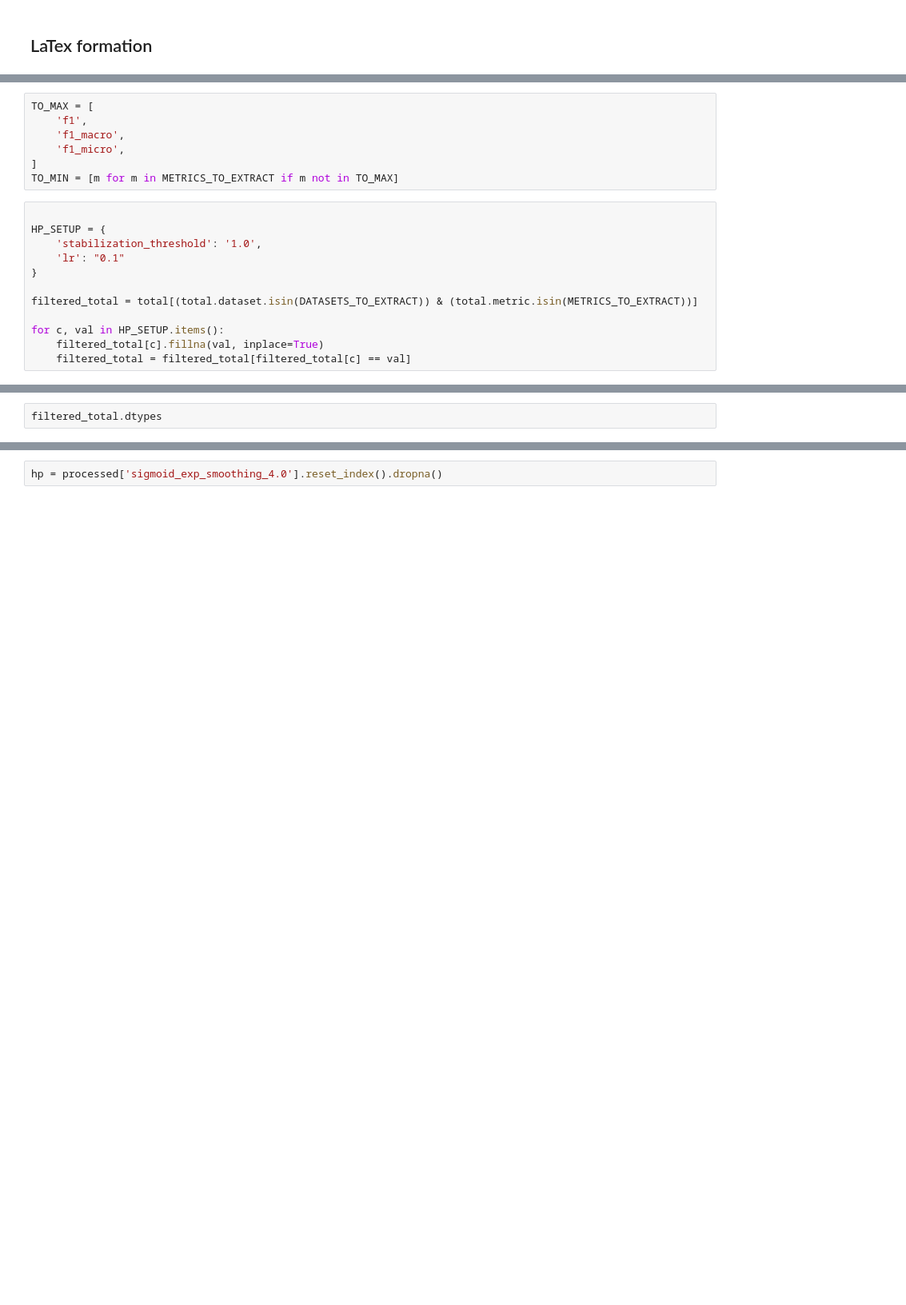
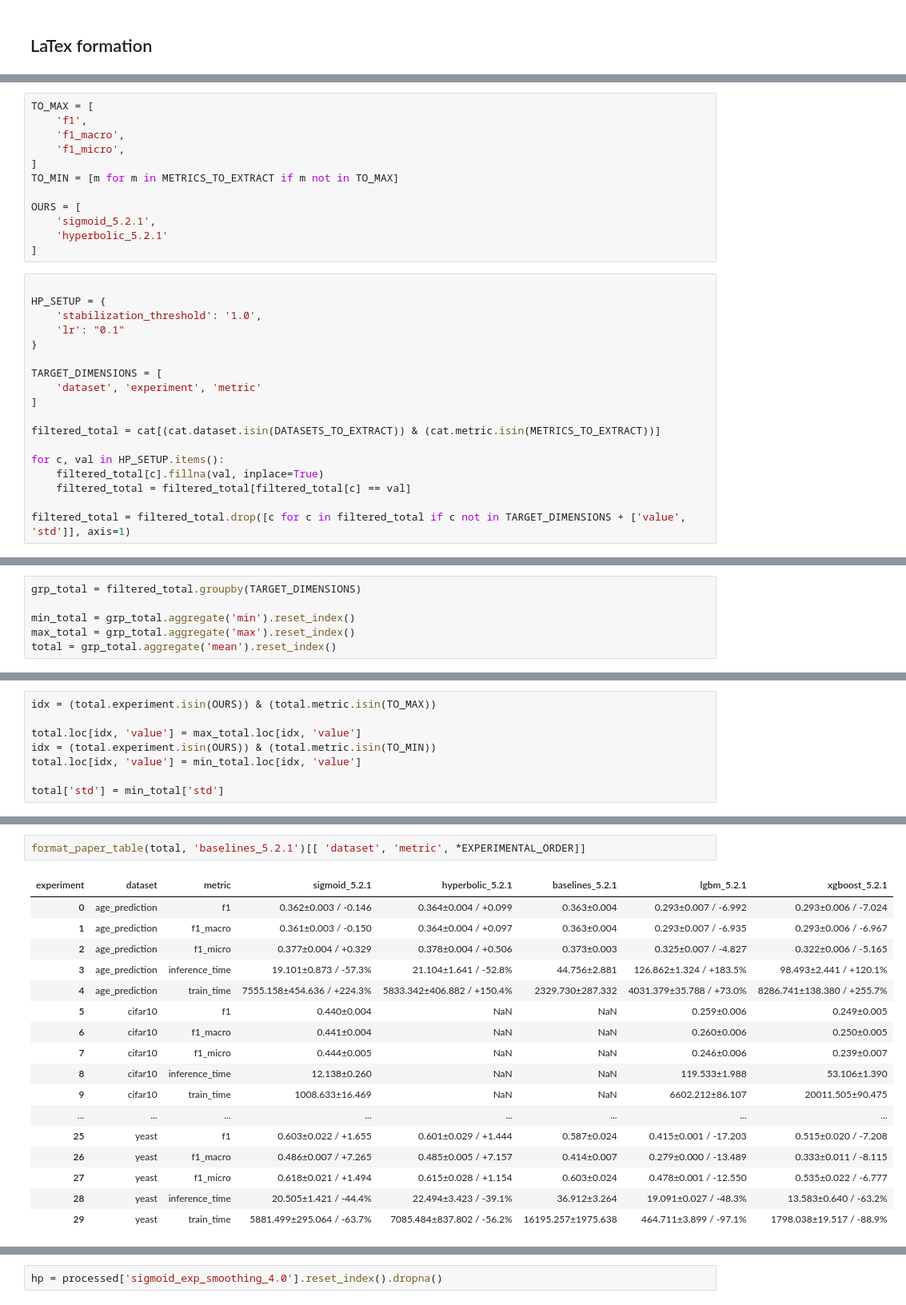
Before and after one commit to leostre/Py-Boost, a Jupyter notebook: experiments/comparative_analytics.ipynb, the cells around one changed output, grey strips where cells are left out. Shown at 80% size. Drawn from its saved outputs; the diff is of its cells as text; blank space fills up the shorter version.

```diff
--- a/experiments/comparative_analytics.ipynb
+++ b/experiments/comparative_analytics.ipynb
@@ -1965,6 +3598,11 @@ TO_MAX = [
     'f1_micro',
 ]
 TO_MIN = [m for m in METRICS_TO_EXTRACT if m not in TO_MAX]
+
+OURS = [
+    'sigmoid_5.2.1',
+    'hyperbolic_5.2.1'
+]
 # %%
 
 HP_SETUP = {
@@ -1972,8 +3610,14 @@ HP_SETUP = {
     'lr': "0.1"
 }
 
-filtered_total = total[(total.dataset.isin(DATASETS_TO_EXTRACT)) & (total.metric.isin(METRICS_TO_EXTRACT))]
+TARGET_DIMENSIONS = [
+    'dataset', 'experiment', 'metric'
+]
+
+filtered_total = cat[(cat.dataset.isin(DATASETS_TO_EXTRACT)) & (cat.metric.isin(METRICS_TO_EXTRACT))]
 
 for c, val in HP_SETUP.items():
     filtered_total[c].fillna(val, inplace=True)
     filtered_total = filtered_total[filtered_total[c] == val]
+
+filtered_total = filtered_total.drop([c for c in filtered_total if c not in TARGET_DIMENSIONS + ['value', 'std']], axis=1)
@@ -1984,2 +3624,6 @@ TARGET_DIMENSTIONS = [
 # %%
-filtered_total.dtypes
+grp_total = filtered_total.groupby(TARGET_DIMENSIONS)
+
+min_total = grp_total.aggregate('min').reset_index()
+max_total = grp_total.aggregate('max').reset_index()
+total = grp_total.aggregate('mean').reset_index()
@@ -2014,0 +3630,8 @@ filtered_total
+# %%
+idx = (total.experiment.isin(OURS)) & (total.metric.isin(TO_MAX))
+
+total.loc[idx, 'value'] = max_total.loc[idx, 'value']
+idx = (total.experiment.isin(OURS)) & (total.metric.isin(TO_MIN))
+total.loc[idx, 'value'] = min_total.loc[idx, 'value']
+
+total['std'] = min_total['std']
@@ -2014,0 +3784,20 @@ filtered_total
+# %%
+format_paper_table(total, 'baselines_5.2.1')[[ 'dataset', 'metric', *EXPERIMENTAL_ORDER]]
+# %% [output]
+| experiment | dataset | metric | sigmoid_5.2.1 | hyperbolic_5.2.1 | baselines_5.2.1 | lgbm_5.2.1 | xgboost_5.2.1 |
+| 0 | age_prediction | f1 | 0.362±0.003 / -0.146 | 0.364±0.004 / +0.099 | 0.363±0.004 | 0.293±0.007 / -6.992 | 0.293±0.006 / -7.024 |
+| 1 | age_prediction | f1_macro | 0.361±0.003 / -0.150 | 0.364±0.004 / +0.097 | 0.363±0.004 | 0.293±0.007 / -6.935 | 0.293±0.006 / -6.967 |
+| 2 | age_prediction | f1_micro | 0.377±0.004 / +0.329 | 0.378±0.004 / +0.506 | 0.373±0.003 | 0.325±0.007 / -4.827 | 0.322±0.006 / -5.165 |
+| 3 | age_prediction | inference_time | 19.101±0.873 / -57.3% | 21.104±1.641 / -52.8% | 44.756±2.881 | 126.862±1.324 / +183.5% | 98.493±2.441 / +120.1% |
+| 4 | age_prediction | train_time | 7555.158±454.636 / +224.3% | 5833.342±406.882 / +150.4% | 2329.730±287.332 | 4031.379±35.788 / +73.0% | 8286.741±138.380 / +255.7% |
+| 5 | cifar10 | f1 | 0.440±0.004 | NaN | NaN | 0.259±0.006 | 0.249±0.005 |
+| 6 | cifar10 | f1_macro | 0.441±0.004 | NaN | NaN | 0.260±0.006 | 0.250±0.005 |
+| 7 | cifar10 | f1_micro | 0.444±0.005 | NaN | NaN | 0.246±0.006 | 0.239±0.007 |
+| 8 | cifar10 | inference_time | 12.138±0.260 | NaN | NaN | 119.533±1.988 | 53.106±1.390 |
+| 9 | cifar10 | train_time | 1008.633±16.469 | NaN | NaN | 6602.212±86.107 | 20011.505±90.475 |
+| ... | ... | ... | ... | ... | ... | ... | ... |
+| 25 | yeast | f1 | 0.603±0.022 / +1.655 | 0.601±0.029 / +1.444 | 0.587±0.024 | 0.415±0.001 / -17.203 | 0.515±0.020 / -7.208 |
+| 26 | yeast | f1_macro | 0.486±0.007 / +7.265 | 0.485±0.005 / +7.157 | 0.414±0.007 | 0.279±0.000 / -13.489 | 0.333±0.011 / -8.115 |
+| 27 | yeast | f1_micro | 0.618±0.021 / +1.494 | 0.615±0.028 / +1.154 | 0.603±0.024 | 0.478±0.001 / -12.550 | 0.535±0.022 / -6.777 |
+| 28 | yeast | inference_time | 20.505±1.421 / -44.4% | 22.494±3.423 / -39.1% | 36.912±3.264 | 19.091±0.027 / -48.3% | 13.583±0.640 / -63.2% |
+| 29 | yeast | train_time | 5881.499±295.064 / -63.7% | 7085.484±837.802 / -56.2% | 16195.257±1975.638 | 464.711±3.899 / -97.1% | 1798.038±19.517 / -88.9% |
```
Also changed, not shown: parts of 56 cells of this notebook, 1 other file.
